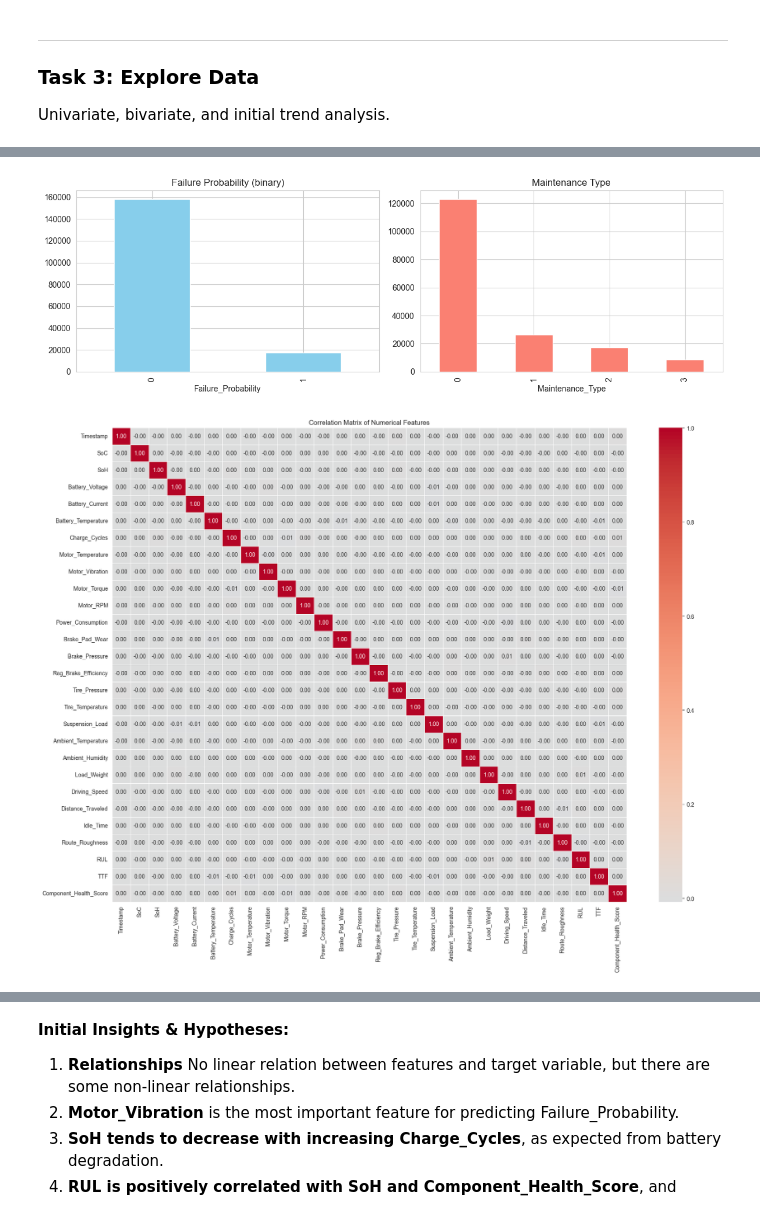
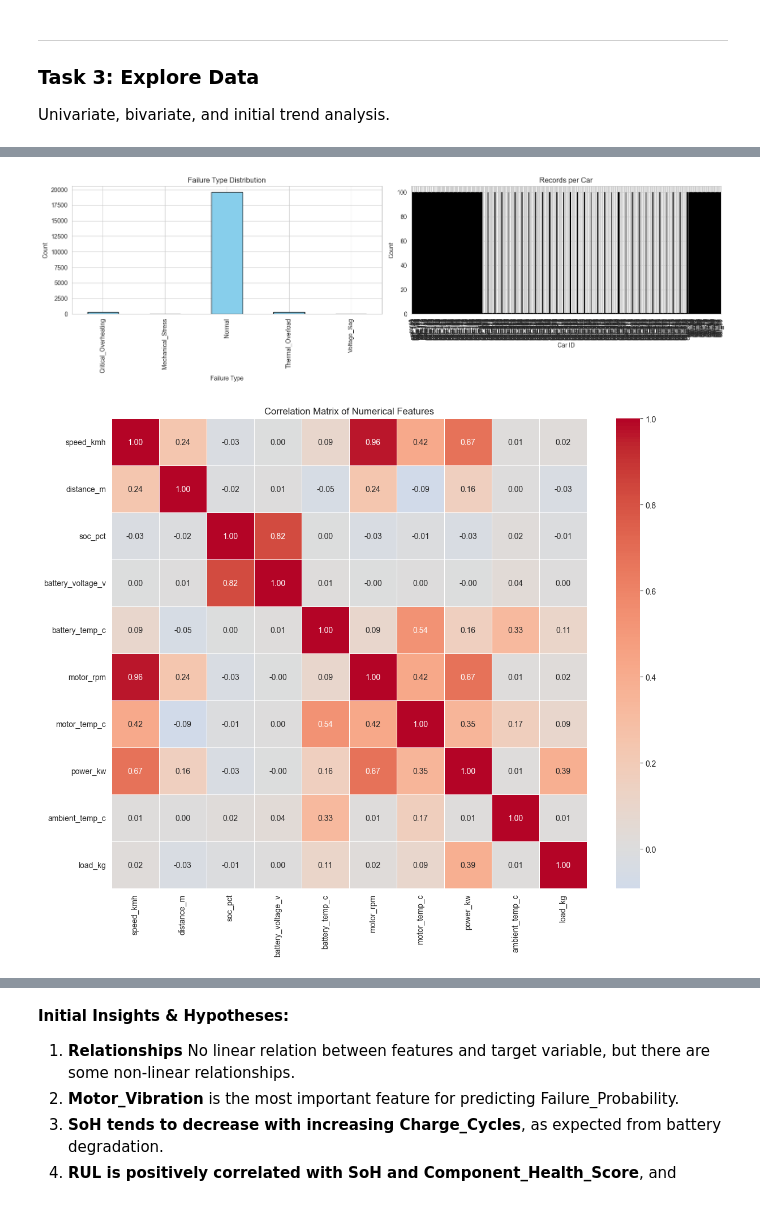
Before and after one commit to MahamedKhaledSaad11/Capstone-Project-DEPI, a Jupyter notebook: notebooks/Phase_2_Data_Understanding.ipynb, the cells around one changed output, grey strips where cells are left out. Cells and saved outputs as stored; diff of their text form; code cells hidden in the pictures.

```diff
--- a/notebooks/Phase_2_Data_Understanding.ipynb
+++ b/notebooks/Phase_2_Data_Understanding.ipynb
@@ -26,14 +26,12 @@ sns.set_style('whitegrid')
 
 Acquire the necessary data and load it into the analysis environment.
 # %%
-DATA_PATH = '../data/raw/EV_Predictive_Maintenance_Dataset_15min'
+DATA_PATH = '../data/raw/fleet_augmented.csv'
 # Capstone-Project-DEPI\data\raw\EV_Predictive_Maintenance_Dataset_15min.zip
 # Unzip the dataset if it's not already unzipped
-with zipfile.ZipFile(DATA_PATH + '.zip', 'r') as zip_ref:
-    zip_ref.extractall('../data/raw/')
-df = pd.read_csv(DATA_PATH + '.csv')
+df = pd.read_csv(DATA_PATH)
 # parse timestamps
-df['Timestamp'] = pd.to_datetime(df['Timestamp'])
+df['timestamp'] = pd.to_datetime(df['timestamp'])
 # df.set_index('Timestamp', inplace=True)
 print(f"Dataset shape: {df.shape[0]} rows x {df.shape[1]} columns")
 df.head()
@@ -180,24 +224,61 @@ plt.show()
 # %%
-# Categorical variable distribution
-fig, axes = plt.subplots(1, 2, figsize=(12, 4))
-df['Failure_Probability'].value_counts().plot(kind='bar', ax=axes[0], color='skyblue')
-axes[0].set_title('Failure Probability (binary)')
-df['Maintenance_Type'].value_counts().sort_index().plot(kind='bar', ax=axes[1], color='salmon')
-axes[1].set_title('Maintenance Type')
+fig, axes = plt.subplots(1, 2, figsize=(16, 5))
+
+# Failure type distribution
+df['failure_type'].value_counts().sort_index().plot(
+    kind='bar',
+    ax=axes[0],
+    color='skyblue',
+    edgecolor='black'
+)
+axes[0].set_title('Failure Type Distribution')
+axes[0].set_xlabel('Failure Type')
+axes[0].set_ylabel('Count')
+
+# Number of records per car
+df['car_id'].value_counts().sort_index().plot(
+    kind='bar',
+    ax=axes[1],
+    color='salmon',
+    edgecolor='black'
+)
+axes[1].set_title('Records per Car')
+axes[1].set_xlabel('Car ID')
+axes[1].set_ylabel('Count')
+
 plt.tight_layout()
-# plt.savefig('../output/categorical_distribution.png')
+
+# plt.savefig('../output/categorical_distribution.png', dpi=300)
+
 plt.show()
 # %% [output]
-[figure, old version]
+[figure, new version]
 # %%
-# Correlation heatmap for numerical features
-plt.figure(figsize=(18, 14))
-corr_matrix = df.drop(columns=['Failure_Probability', 'Maintenance_Type'], errors='ignore').corr()
-sns.heatmap(corr_matrix, annot=True, cmap='coolwarm', center=0, fmt='.2f', linewidths=0.5)
+import matplotlib.pyplot as plt
+import seaborn as sns
+
+plt.figure(figsize=(12, 10))
+
+corr_matrix = df.drop(
+    columns=['timestamp', 'car_id', 'failure_type'],
+    errors='ignore'
+).corr()
+
+sns.heatmap(
+    corr_matrix,
+    annot=True,
+    cmap='coolwarm',
+    center=0,
+    fmt='.2f',
+    linewidths=0.5
+)
+
 plt.title('Correlation Matrix of Numerical Features')
 plt.tight_layout()
-# plt.savefig('../output/correlation_matrix.png')
+
+# plt.savefig('../output/correlation_matrix.png', dpi=300)
+
 plt.show()
 # %% [output]
-[figure, old version]
+[figure, new version]
 # %%
```
Also changed, not shown: parts of 15 cells of this notebook, 2 other files.
